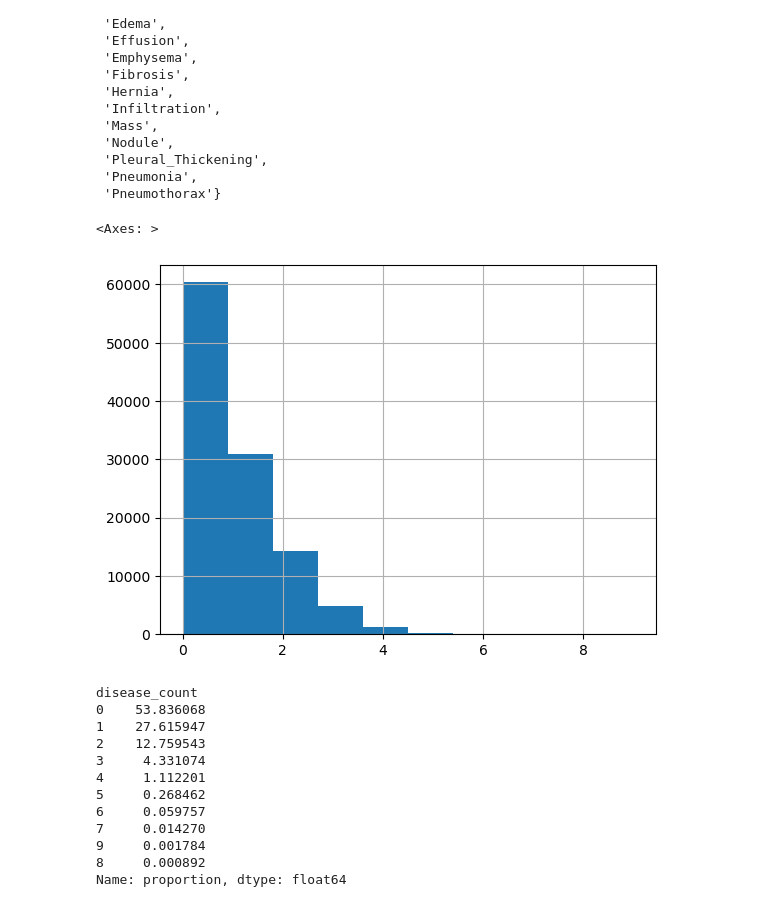
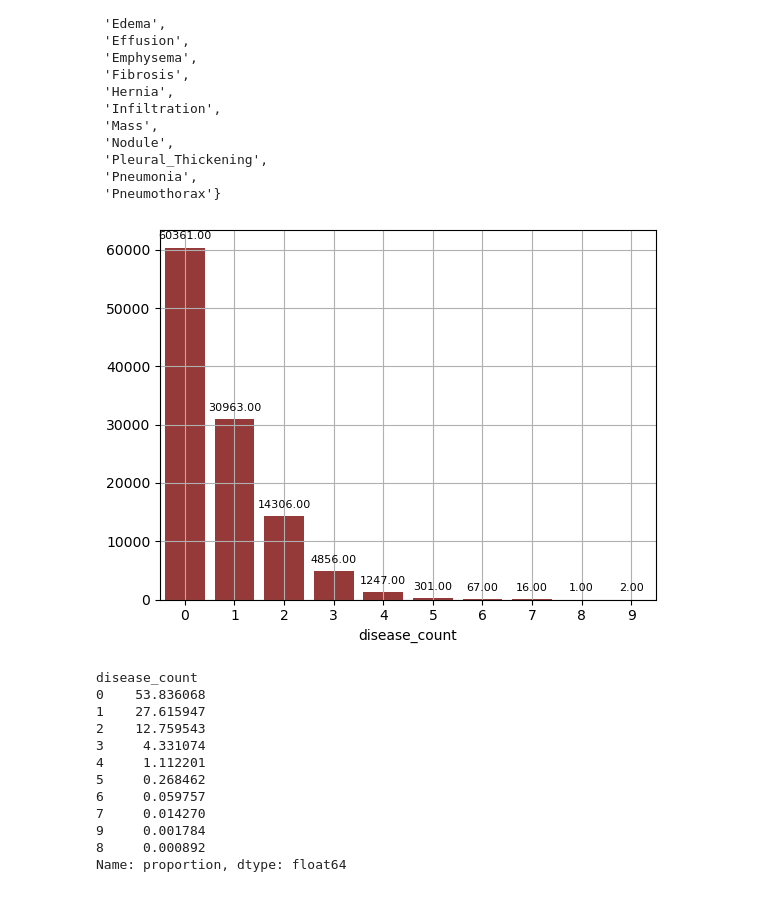
Before and after one commit to eshaan90/Pneumonia-Classification, a Jupyter notebook: src/EDA.ipynb, the cells around one changed output. Saved outputs shown, nothing was run; the diff lists cells and outputs as text; code cells hidden in the pictures.

Commit message:
adding data analysis and model training code

```diff
--- a/src/EDA.ipynb
+++ b/src/EDA.ipynb
@@ -12,10 +14,13 @@ import seaborn as sns
 ##Import any other packages you may need here
 # %% [markdown]
 ## Read the Data
+# %%
+FILEPATH='../dataset/'
+RAW_FILEPATH='raw'
+EDA_FILEPATH='eda'
 # %%
 ## Below is some helper code to read all of your full image filepaths into a dataframe for easier manipulation
-filepath='../dataset/'
-all_xray_df = pd.read_csv('../dataset/Data_Entry_2017.csv')
+all_xray_df = pd.read_csv(os.path.join(FILEPATH,RAW_FILEPATH,'Data_Entry_2017.csv'))
 print(all_xray_df.shape)
 all_xray_df.sample(5)
 # %% [output]
@@ -136,3 +135,6 @@ OriginalImagePixelSpacing_x         0
 OriginalImagePixelSpacing_y         0
 Unnamed:11                     112120
 dtype: int64
+# %%
+all_xray_df.drop('Unnamed:11',axis=1,inplace=True)
+all_xray_df.columns
@@ -203,15 +211,26 @@ unique_labels
 # %%
 def f_disease_count(label):
     disease_count=0
     if label!='No Finding':
         disease_count= len(label.split('|'))
     return disease_count
 
 all_xray_df['disease_count'] = all_xray_df.apply(lambda x: f_disease_count(x.FindingLabels), axis=1)
-all_xray_df['disease_count'].hist()
+
+val_cnts=all_xray_df['disease_count'].value_counts()
+
+plots = sns.barplot(x=val_cnts.index, y=val_cnts.values,color='brown')
+for bar in plots.patches:
+
+    plots.annotate(format(bar.get_height(), '.2f'),
+                   (bar.get_x() + bar.get_width() / 2,
+                    bar.get_height()), ha='center', va='center',
+                   size=8, xytext=(0, 8),
+                   textcoords='offset points')
+plt.grid()
+plt.show()
 # %% [output]
-<Axes: >
-[figure, old version]
+[figure, new version]
 # %%
 all_xray_df['disease_count'].value_counts(normalize=True)*100
 # %% [output]
```
Also changed, not shown: parts of 46 cells of this notebook, 1 other file.
